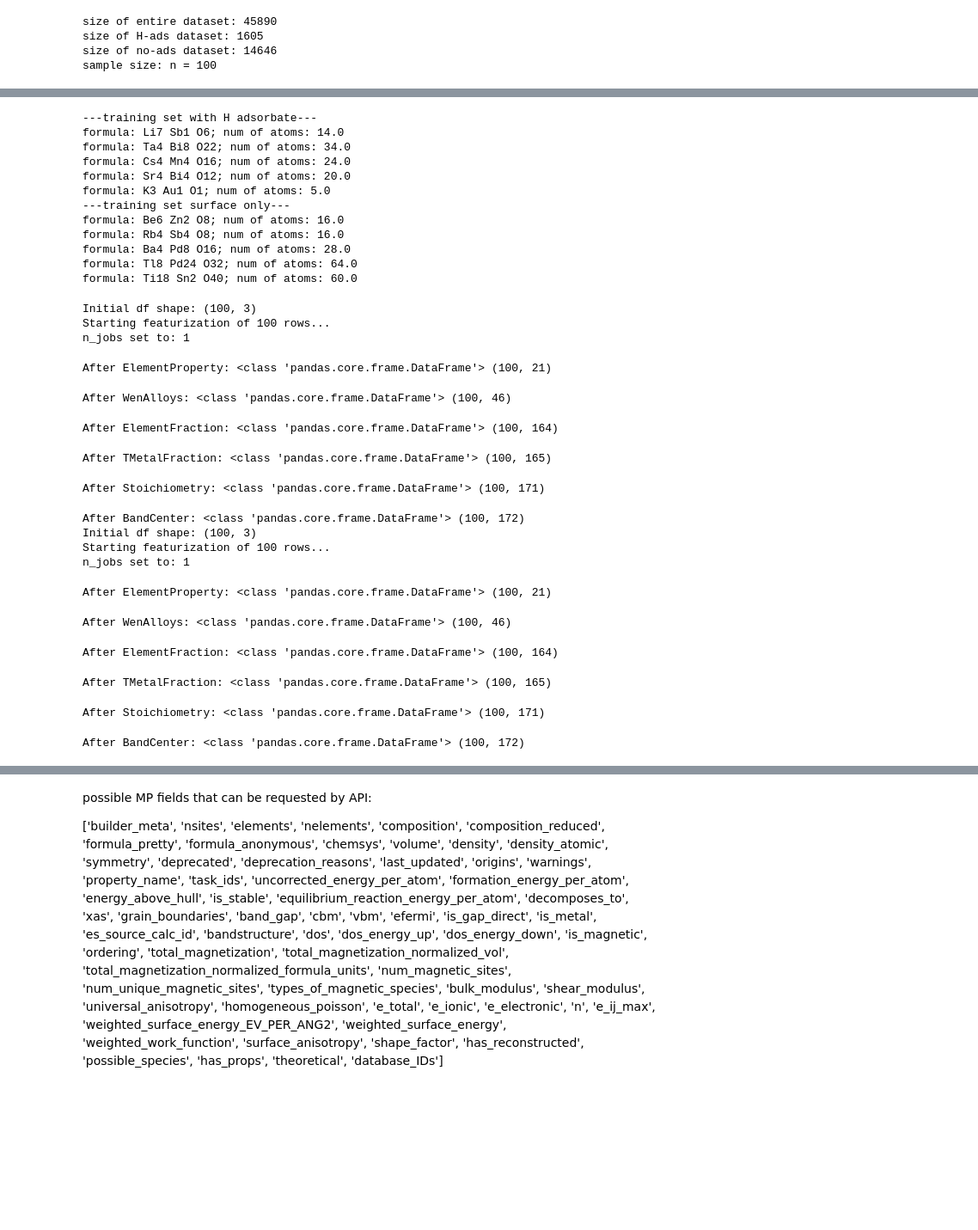
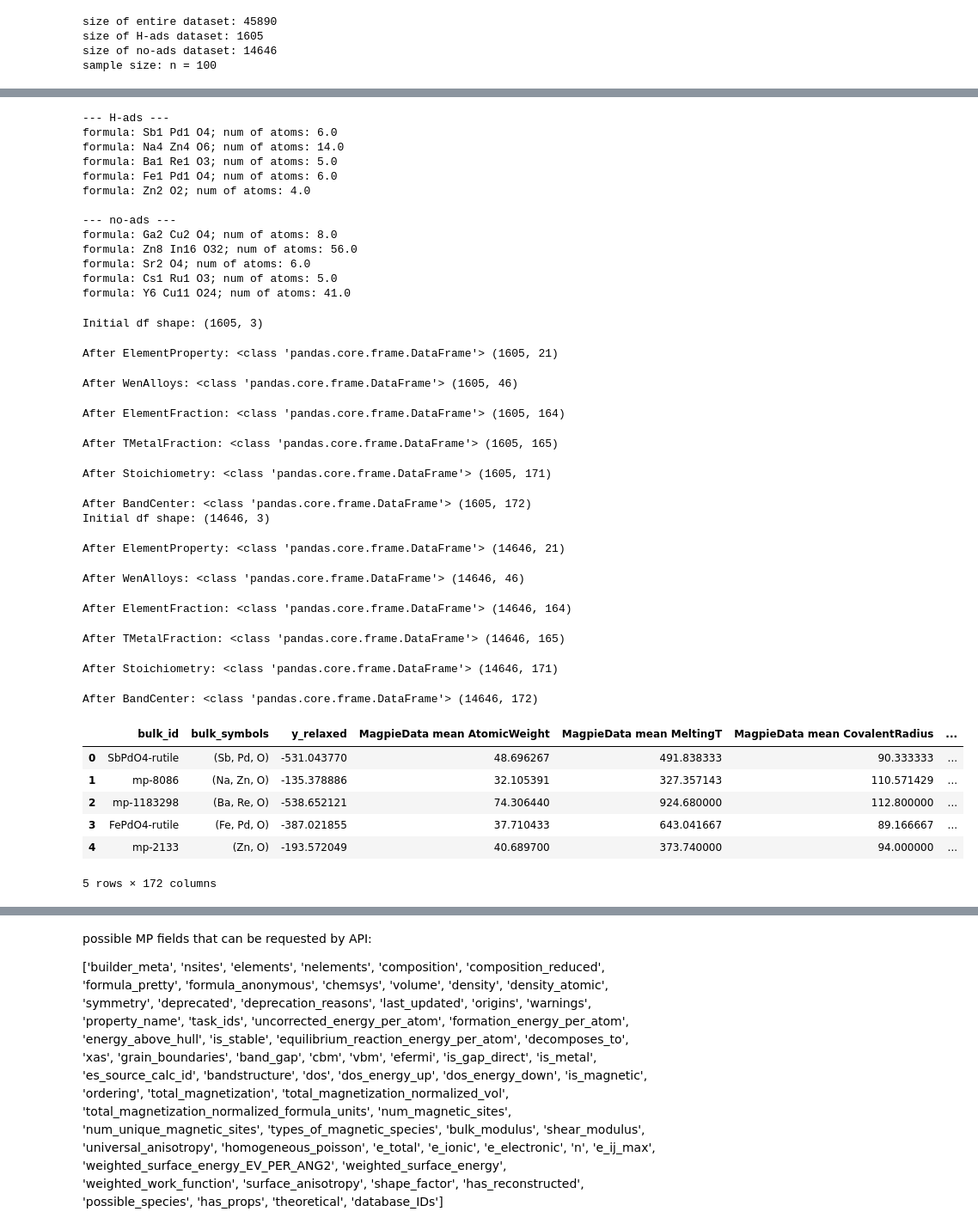
Before and after one commit to hlzh00/MSE1065-OCP-Project, a Jupyter notebook: generate_features.ipynb, the cells around one changed output, grey strips where cells are left out. Shown at 86% size. Cells and saved outputs as stored; diff of their text form; code cells hidden in the pictures; blank space fills up the shorter version.

Commit message:
added full featurized set

```diff
--- a/generate_features.ipynb
+++ b/generate_features.ipynb
@@ -136,8 +136,8 @@ sample size: n = 100
 # %%
 # featurization
 # please specify whether to featurize sample or full dataset:
-h = df_only_h_sample # use df_only_h to process full dataset
-no_ads = df_no_ads_sample # use df_no_ads to process full dataset
+h = df_only_h # use df_only_h to process full dataset
+no_ads = df_no_ads # use df_no_ads to process full dataset
 
 h_clean = h[['bulk_id', 'bulk_symbols', 'y_relaxed']]
 no_ads_clean = no_ads[['bulk_id', 'bulk_symbols', 'y_relaxed']]
@@ -165,26 +165,27 @@ pd.options.mode.copy_on_write = True
 h_clean['bulk_symbols'] = h_clean['bulk_symbols'].apply(Composition)
 no_ads_clean['bulk_symbols'] = no_ads_clean['bulk_symbols'].apply(Composition)
 
-print("---training set with H adsorbate---")
+print("--- H-ads ---")
 for c in h_clean['bulk_symbols'].head():
     print(f"formula: {c.formula}; num of atoms: {c.num_atoms}")
 
-print("---training set surface only---")
+print("\n--- no-ads ---")
 for c in no_ads_clean['bulk_symbols'].head():
     print(f"formula: {c.formula}; num of atoms: {c.num_atoms}")
 # %% [output]
----training set with H adsorbate---
-formula: Li7 Sb1 O6; num of atoms: 14.0
-formula: Ta4 Bi8 O22; num of atoms: 34.0
-formula: Cs4 Mn4 O16; num of atoms: 24.0
-formula: Sr4 Bi4 O12; num of atoms: 20.0
-formula: K3 Au1 O1; num of atoms: 5.0
----training set surface only---
-formula: Be6 Zn2 O8; num of atoms: 16.0
-formula: Rb4 Sb4 O8; num of atoms: 16.0
-formula: Ba4 Pd8 O16; num of atoms: 28.0
-formula: Tl8 Pd24 O32; num of atoms: 64.0
-formula: Ti18 Sn2 O40; num of atoms: 60.0
+--- H-ads ---
+formula: Sb1 Pd1 O4; num of atoms: 6.0
+formula: Na4 Zn4 O6; num of atoms: 14.0
+formula: Ba1 Re1 O3; num of atoms: 5.0
+formula: Fe1 Pd1 O4; num of atoms: 6.0
+formula: Zn2 O2; num of atoms: 4.0
+
+--- no-ads ---
+formula: Ga2 Cu2 O4; num of atoms: 8.0
+formula: Zn8 In16 O32; num of atoms: 56.0
+formula: Sr2 O4; num of atoms: 6.0
+formula: Cs1 Ru1 O3; num of atoms: 5.0
+formula: Y6 Cu11 O24; num of atoms: 41.0
 # %%
 from matminer.featurizers.composition import WenAlloys
 from matminer.featurizers.composition import ElementProperty
@@ -265,21 +269,27 @@ warnings.filterwarnings('ignore', message='.*impute_nan.*')
 h_featurized = featurize_df(h_clean)
 no_ads_featurized = featurize_df(no_ads_clean)
 # %% [output]
-Initial df shape: (100, 3)
-Starting featurization of 100 rows...
-n_jobs set to: 1
+Initial df shape: (1605, 3)
-After ElementProperty: <class 'pandas.core.frame.DataFrame'> (100, 21)
+After ElementProperty: <class 'pandas.core.frame.DataFrame'> (1605, 21)
-After WenAlloys: <class 'pandas.core.frame.DataFrame'> (100, 46)
+After WenAlloys: <class 'pandas.core.frame.DataFrame'> (1605, 46)
-After ElementFraction: <class 'pandas.core.frame.DataFrame'> (100, 164)
+After ElementFraction: <class 'pandas.core.frame.DataFrame'> (1605, 164)
-After TMetalFraction: <class 'pandas.core.frame.DataFrame'> (100, 165)
+After TMetalFraction: <class 'pandas.core.frame.DataFrame'> (1605, 165)
-After Stoichiometry: <class 'pandas.core.frame.DataFrame'> (100, 171)
+After Stoichiometry: <class 'pandas.core.frame.DataFrame'> (1605, 171)
-After BandCenter: <class 'pandas.core.frame.DataFrame'> (100, 172)
-Initial df shape: (100, 3)
-Starting featurization of 100 rows...
-n_jobs set to: 1
+After BandCenter: <class 'pandas.core.frame.DataFrame'> (1605, 172)
+Initial df shape: (14646, 3)
-After ElementProperty: <class 'pandas.core.frame.DataFrame'> (100, 21)
+After ElementProperty: <class 'pandas.core.frame.DataFrame'> (14646, 21)
-After WenAlloys: <class 'pandas.core.frame.DataFrame'> (100, 46)
+After WenAlloys: <class 'pandas.core.frame.DataFrame'> (14646, 46)
-After ElementFraction: <class 'pandas.core.frame.DataFrame'> (100, 164)
+After ElementFraction: <class 'pandas.core.frame.DataFrame'> (14646, 164)
-After TMetalFraction: <class 'pandas.core.frame.DataFrame'> (100, 165)
+After TMetalFraction: <class 'pandas.core.frame.DataFrame'> (14646, 165)
-After Stoichiometry: <class 'pandas.core.frame.DataFrame'> (100, 171)
+After Stoichiometry: <class 'pandas.core.frame.DataFrame'> (14646, 171)
-After BandCenter: <class 'pandas.core.frame.DataFrame'> (100, 172)
+After BandCenter: <class 'pandas.core.frame.DataFrame'> (14646, 172)
+# %%
+h_featurized.head()
+# %% [output]
+|  | bulk_id | bulk_symbols | y_relaxed | MagpieData mean AtomicWeight | MagpieData mean MeltingT | MagpieData mean CovalentRadius | ... |
+| 0 | SbPdO4-rutile | (Sb, Pd, O) | -531.043770 | 48.696267 | 491.838333 | 90.333333 | ... |
+| 1 | mp-8086 | (Na, Zn, O) | -135.378886 | 32.105391 | 327.357143 | 110.571429 | ... |
+| 2 | mp-1183298 | (Ba, Re, O) | -538.652121 | 74.306440 | 924.680000 | 112.800000 | ... |
+| 3 | FePdO4-rutile | (Fe, Pd, O) | -387.021855 | 37.710433 | 643.041667 | 89.166667 | ... |
+| 4 | mp-2133 | (Zn, O) | -193.572049 | 40.689700 | 373.740000 | 94.000000 | ... |
+5 rows × 172 columns
```
Also changed, not shown: parts of 12 cells of this notebook, 8 other files.
